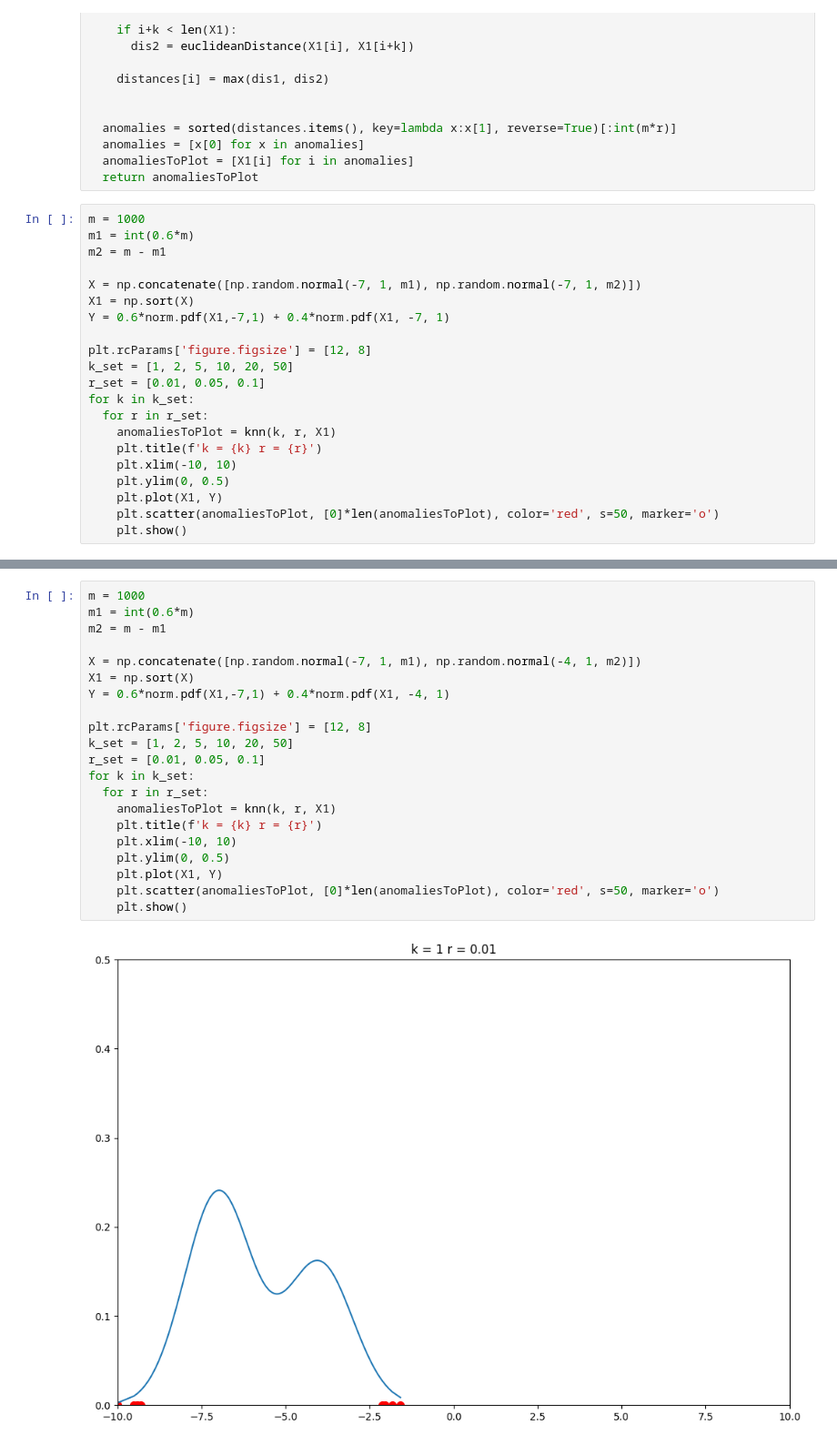
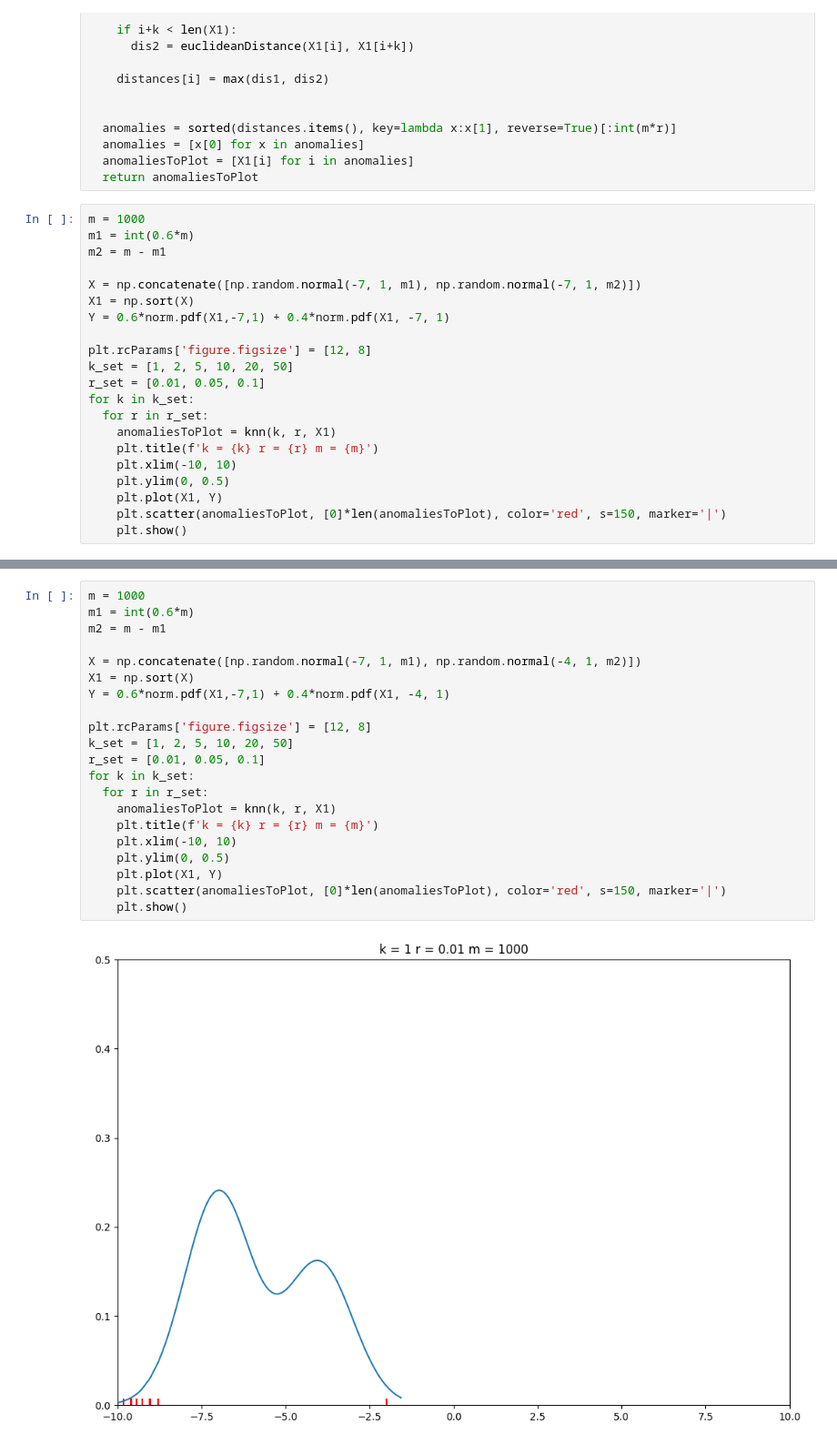
Before and after one commit to m-orlewski/american-universities-eda, a Jupyter notebook: Labs/Lab3.ipynb, the cells around one changed output, grey strips where cells are left out. Shown at 91% size. Cells and saved outputs as stored; diff of their text form.

```diff
--- a/Labs/Lab3.ipynb
+++ b/Labs/Lab3.ipynb
@@ -44,10 +44,10 @@ r_set = [0.01, 0.05, 0.1]
 for k in k_set:
   for r in r_set:
     anomaliesToPlot = knn(k, r, X1)
-    plt.title(f'k = {k} r = {r}')
+    plt.title(f'k = {k} r = {r} m = {m}')
     plt.xlim(-10, 10)
     plt.ylim(0, 0.5)
     plt.plot(X1, Y)
-    plt.scatter(anomaliesToPlot, [0]*len(anomaliesToPlot), color='red', s=50, marker='o')
+    plt.scatter(anomaliesToPlot, [0]*len(anomaliesToPlot), color='red', s=150, marker='|')
     plt.show()
 # %% [output]
@@ -67,23 +67,23 @@ for k in k_set:
 # %%
 m = 1000
 m1 = int(0.6*m)
 m2 = m - m1
 
 X = np.concatenate([np.random.normal(-7, 1, m1), np.random.normal(-4, 1, m2)])
 X1 = np.sort(X)
 Y = 0.6*norm.pdf(X1,-7,1) + 0.4*norm.pdf(X1, -4, 1)
 
 plt.rcParams['figure.figsize'] = [12, 8]
 k_set = [1, 2, 5, 10, 20, 50]
 r_set = [0.01, 0.05, 0.1]
 for k in k_set:
   for r in r_set:
     anomaliesToPlot = knn(k, r, X1)
-    plt.title(f'k = {k} r = {r}')
+    plt.title(f'k = {k} r = {r} m = {m}')
     plt.xlim(-10, 10)
     plt.ylim(0, 0.5)
     plt.plot(X1, Y)
-    plt.scatter(anomaliesToPlot, [0]*len(anomaliesToPlot), color='red', s=50, marker='o')
+    plt.scatter(anomaliesToPlot, [0]*len(anomaliesToPlot), color='red', s=150, marker='|')
     plt.show()
 # %% [output]
-[figure, old version]
+[figure, new version]
```
Also changed, not shown: parts of 3 cells of this notebook.
